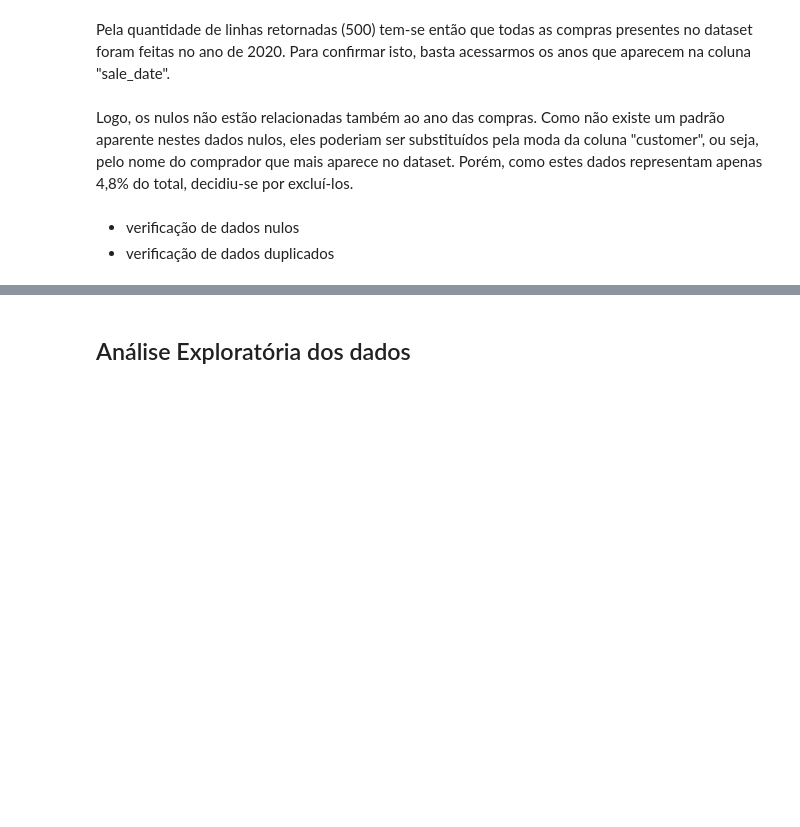
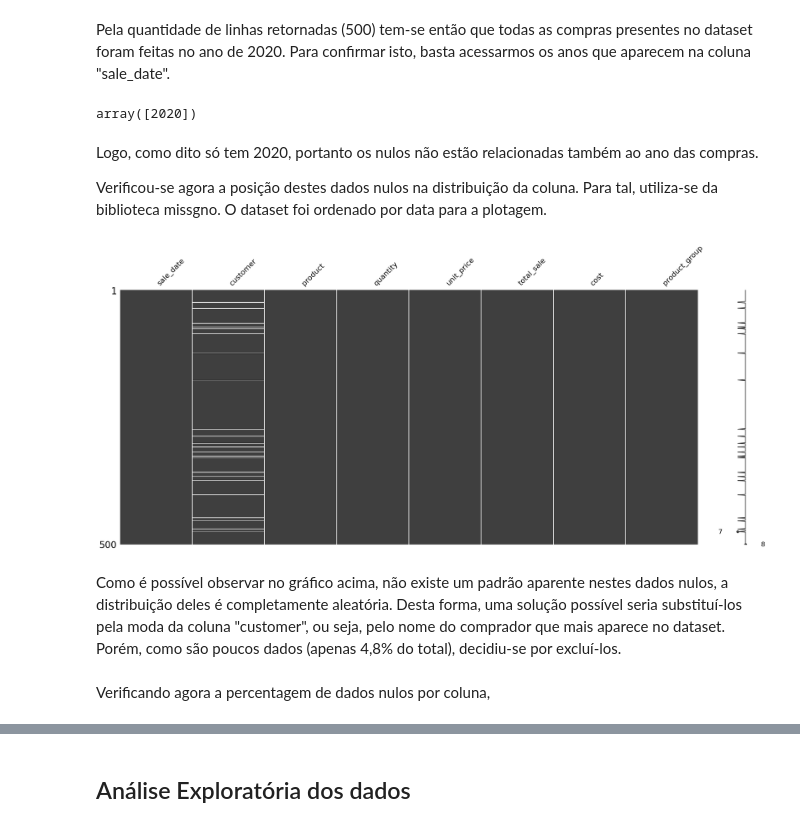
Before and after one commit to rfprates/extraindo_dados_pdf, a Jupyter notebook: data_extraction_pdf.ipynb, the cells around one changed output, grey strips where cells are left out. Cells and saved outputs as stored; diff of their text form; code cells hidden in the pictures; blank space fills up the shorter version.

Commit message:
missing_data_version5.0

```diff
--- a/data_extraction_pdf.ipynb
+++ b/data_extraction_pdf.ipynb
@@ -268,8 +268,19 @@ sales_df[sales_df['sale_date'].dt.year == 2020]
 500 rows × 8 columns
 # %% [markdown]
 Pela quantidade de linhas retornadas (500) tem-se então que todas as compras presentes no dataset foram feitas no ano de 2020. Para confirmar isto, basta acessarmos os anos que aparecem na coluna "sale_date".
+# %%
+sales_df['sale_date'].dt.year.unique()
+# %% [output]
+array([2020])
+# %% [markdown]
+Logo, como dito só tem 2020, portanto os nulos não estão relacionadas também ao ano das compras.
+
+Verificou-se agora a posição destes dados nulos na distribuição da coluna. Para tal, utiliza-se da biblioteca missgno. O dataset foi ordenado por data para a plotagem.
+# %%
+import missingno as msno
+
+msno.matrix(sales_df.sort_values(by = 'sale_date'));
+# %% [output]
+[figure, added]
 # %% [markdown]
-Logo, os nulos não estão relacionadas também ao ano das compras. Como não existe um padrão aparente nestes dados nulos, eles poderiam ser substituídos pela moda da coluna "customer", ou seja, pelo nome do comprador que mais aparece no dataset. Porém, como estes dados representam apenas 4,8% do total, decidiu-se por excluí-los.
+Como é possível observar no gráfico acima, não existe um padrão aparente nestes dados nulos, a distribuição deles é completamente aleatória. Desta forma, uma solução possível seria substituí-los pela moda da coluna "customer", ou seja, pelo nome do comprador que mais aparece no dataset. Porém, como são poucos dados (apenas 4,8% do total), decidiu-se por excluí-los.
-# %% [markdown]
-- verificação de dados nulos
-- verificação de dados duplicados
@@ -275,0 +289,2 @@ Logo, os nulos não estão relacionadas também ao ano das compras. Como não ex
+# %% [markdown]
+Verificando agora a percentagem de dados nulos por coluna,
```
Also changed, not shown: parts of 9 cells of this notebook.
